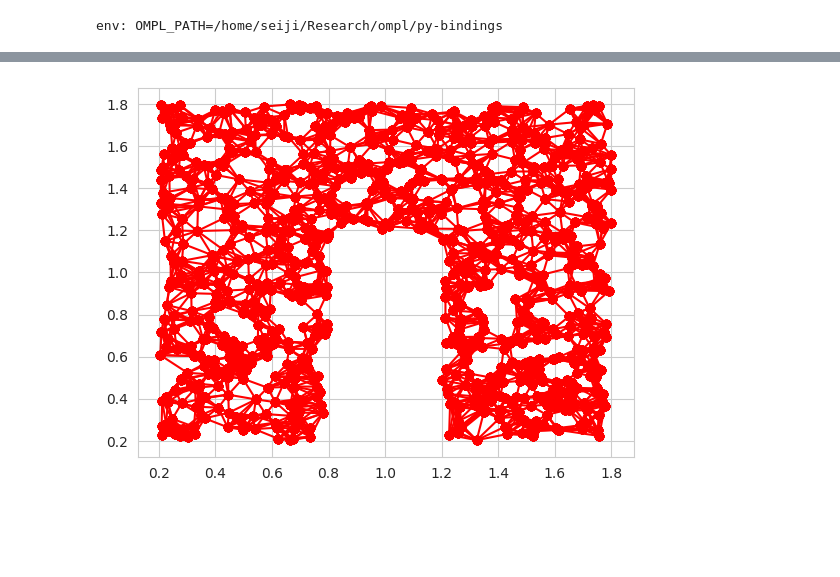
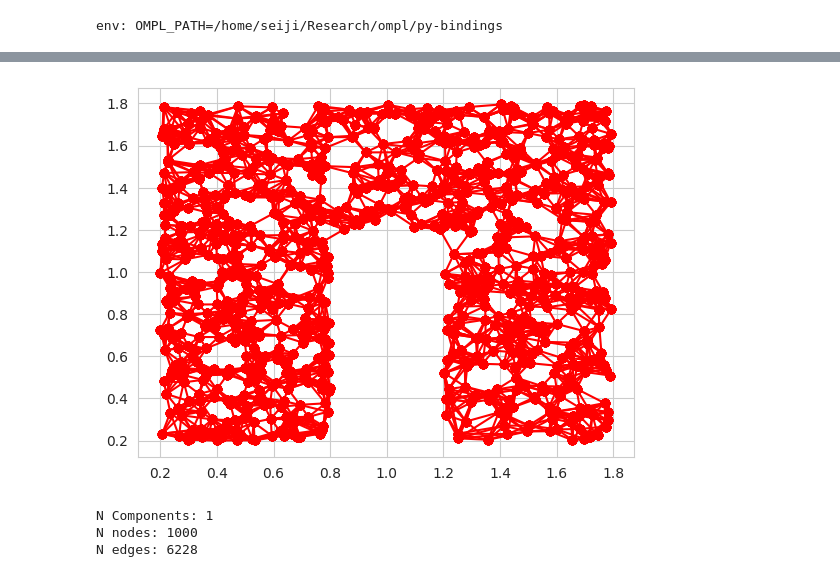
Before and after one commit to robustrobotics/nonasymptotic-mp, a Jupyter notebook: notebooks/vis_gray_code_env.ipynb, the cells around one changed output, grey strips where cells are left out. Cells and saved outputs as stored; diff of their text form; code cells hidden in the pictures; blank space fills up the shorter version.

Commit message:
debug/verify hard-to-test features of the prm in 2d notebook visualization.

```diff
--- a/notebooks/vis_gray_code_env.ipynb
+++ b/notebooks/vis_gray_code_env.ipynb
@@ -33,8 +34,8 @@ plt.show()
 # %%
 # visualizing a small PRM built on 2d env
 prm_env_2d = GrayCodeWalls(2, 2, 0.2)
-prm = SimplePRM(1.0, env_2d.is_motion_valid, env_2d.sample_from_env)
-prm.grow_to_n_samples(10300)
+prm = SimplePRM(0.2, env_2d.is_motion_valid, env_2d.sample_from_env)
+prm.grow_to_n_samples(1000)
 
 plt.figure()
 for u, v in prm.g_prm.iterEdges():
@@ -44,4 +45,9 @@ for u, v in prm.g_prm.iterEdges():
     plt.plot([coords_u[0], coords_v[0]], [coords_u[1], coords_v[1]], 'ro-')
 
 plt.show()
+
+# some other computations to help other visual tests later on:
+print('N Components: %i' % len(prm.g_cc.getComponents()))
+print('N nodes: %i' % prm.num_vertices())
+print('N edges: %i' % prm.num_edges())
 # %% [output]
@@ -61 +67,4 @@ Tue Dec 19 14:30:03 2023 Building and compiling search function
-[figure, old version]
+[figure, new version]
+N Components: 1
+N nodes: 1000
+N edges: 6228
```
Also changed, not shown: parts of 5 cells of this notebook, 1 other file.
